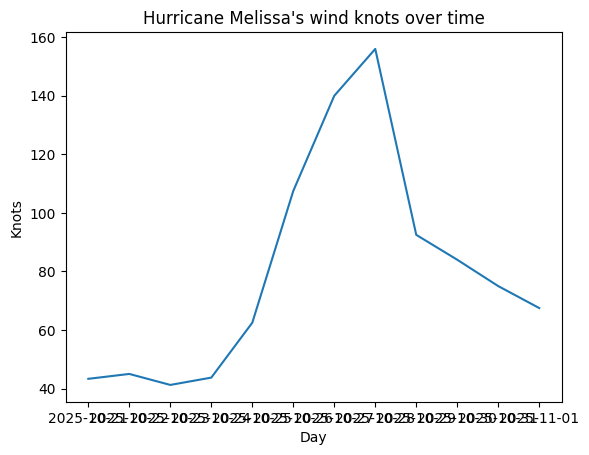
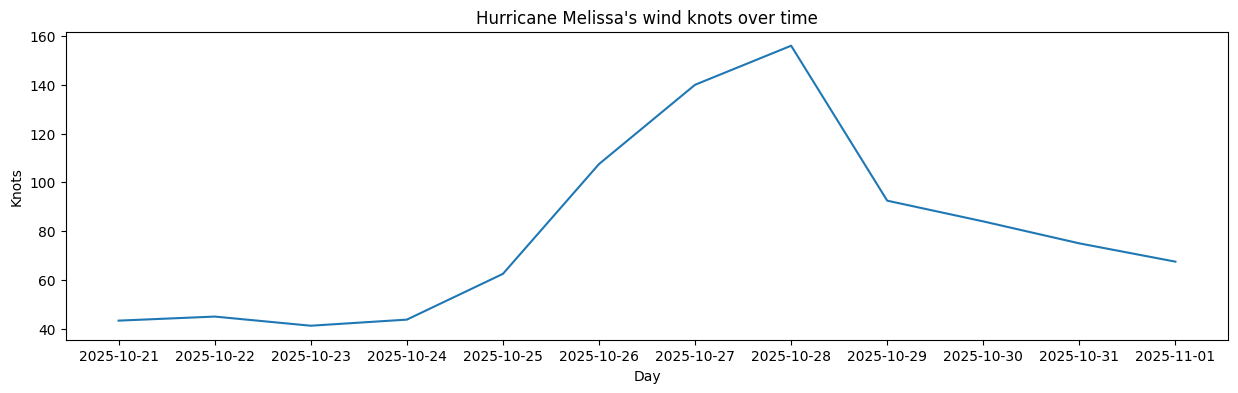
The notebook cell's code change between the first figure and the second:
--- before
+++ after
@@ -1,8 +1,10 @@
 #1kn is about 1.15 mph or 1.85 km/h
 #The point where the knot is highest is when the mb is lowest.
+#TS-->HU-->EX
 
 df_m_knot = df_melissa.groupby('date')['max_wind_knots'].mean()
 df_m_knot = df_m_knot.reset_index()
 
+plt.figure(figsize=(15, 4))
 plt.plot(df_m_knot['date'], df_m_knot['max_wind_knots'])
 

Commit: Created using Colab